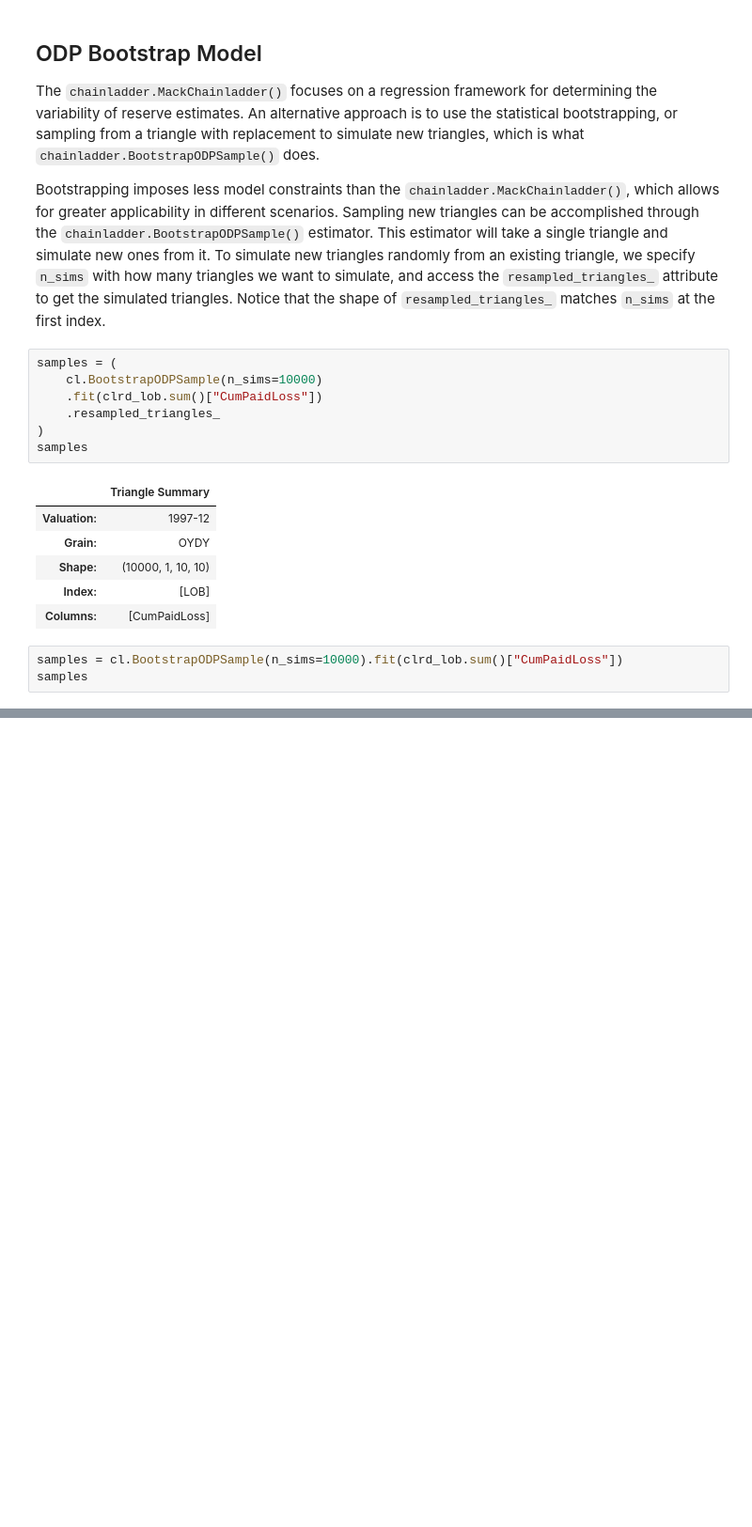
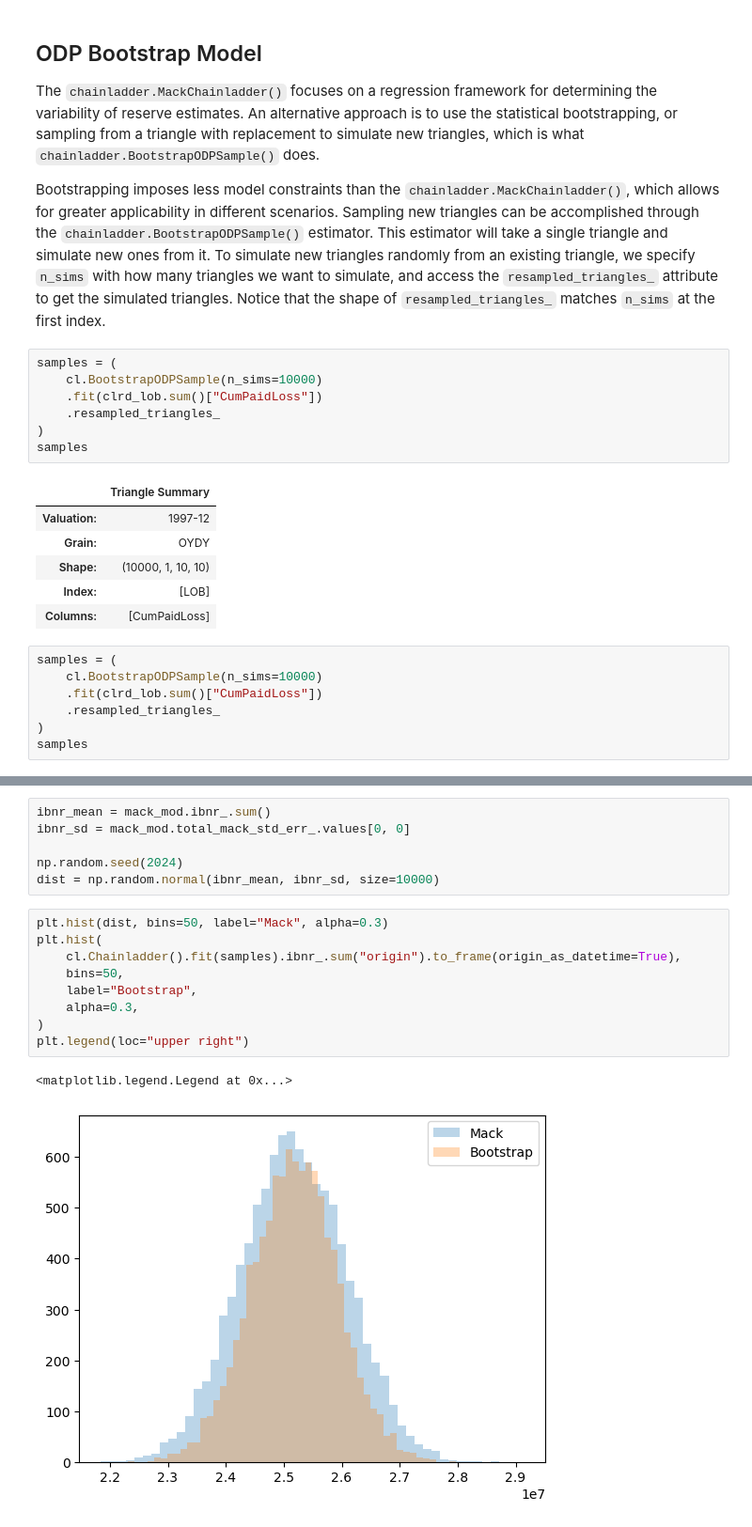
Before and after one commit to genedan/cl-practitioners-guide, a Jupyter notebook: chapter 2/chainladder-python tutorials.ipynb, the cells around one changed output, grey strips where cells are left out. Shown at 94% size. Cells and saved outputs as stored; diff of their text form; blank space fills up the shorter version.

```diff
--- a/chapter 2/chainladder-python tutorials.ipynb
+++ b/chapter 2/chainladder-python tutorials.ipynb
@@ -1702,6 +1702,10 @@ samples
 | Index: | [LOB] |
 | Columns: | [CumPaidLoss] |
 # %%
-samples = cl.BootstrapODPSample(n_sims=10000).fit(clrd_lob.sum()["CumPaidLoss"])
+samples = (
+    cl.BootstrapODPSample(n_sims=10000)
+    .fit(clrd_lob.sum()["CumPaidLoss"])
+    .resampled_triangles_
+)
 samples
 # %% [output]
@@ -1738,0 +1747,18 @@ print("Difference %:", abs(ibnr_cl - ibnr_bootstrap) / ibnr_cl)
+# %%
+ibnr_mean = mack_mod.ibnr_.sum()
+ibnr_sd = mack_mod.total_mack_std_err_.values[0, 0]
+
+np.random.seed(2024)
+dist = np.random.normal(ibnr_mean, ibnr_sd, size=10000)
+# %%
+plt.hist(dist, bins=50, label="Mack", alpha=0.3)
+plt.hist(
+    cl.Chainladder().fit(samples).ibnr_.sum("origin").to_frame(origin_as_datetime=True),
+    bins=50,
+    label="Bootstrap",
+    alpha=0.3,
+)
+plt.legend(loc="upper right")
+# %% [output]
+<matplotlib.legend.Legend at 0x...>
+[figure, added]
```
Also changed, not shown: parts of 6 cells of this notebook.
